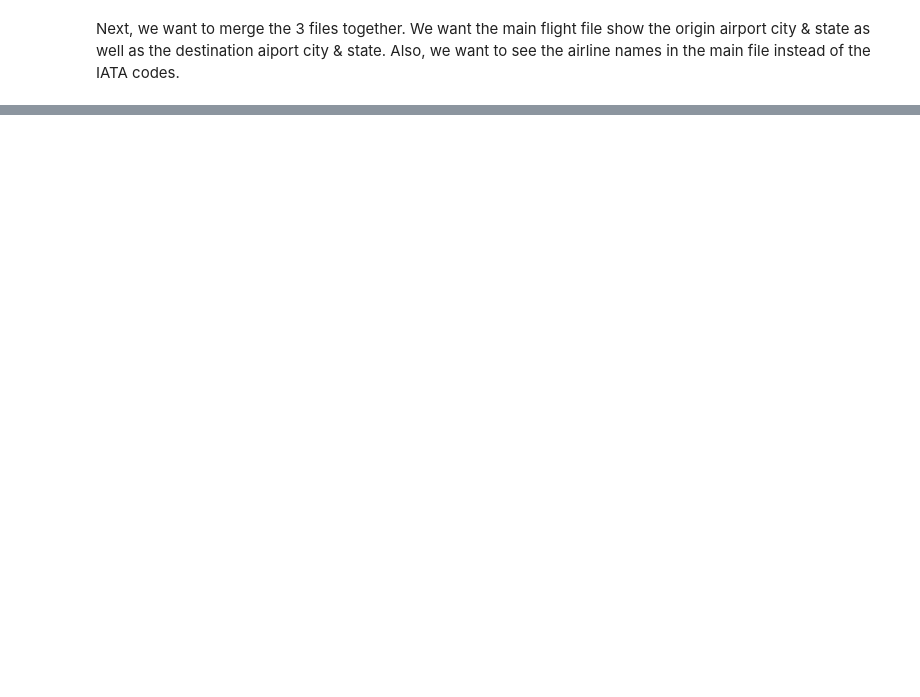
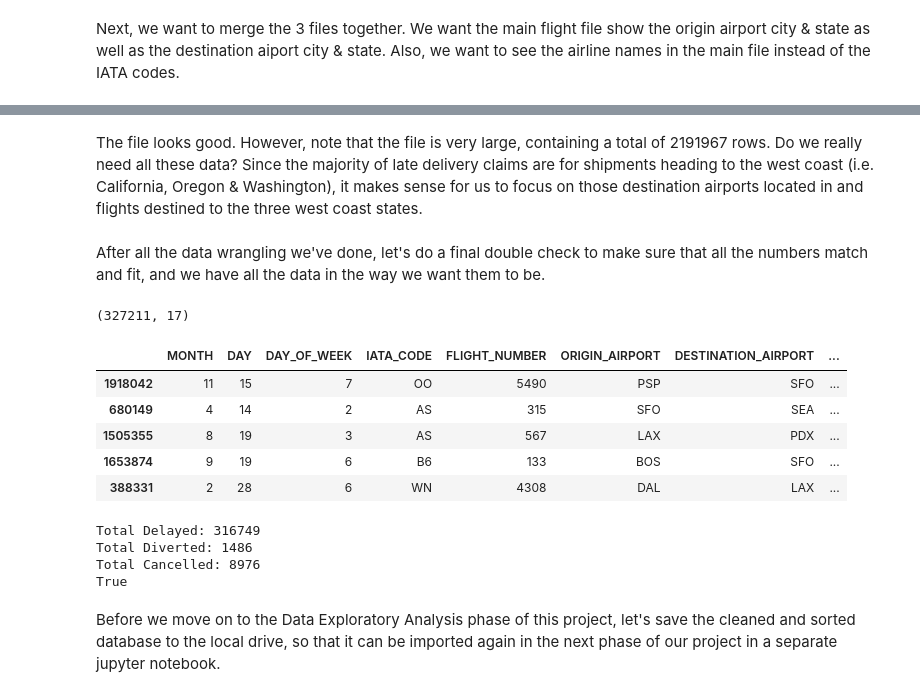
Before and after one commit to Code-charm/DataScienceCapstone1, a Jupyter notebook: Capstone2_DataWrangling.ipynb, the cells around one changed output, grey strips where cells are left out. Saved outputs shown, nothing was run; the diff lists cells and outputs as text; code cells hidden in the pictures; blank space fills up the shorter version.

```diff
--- a/Capstone2_DataWrangling.ipynb
+++ b/Capstone2_DataWrangling.ipynb
@@ -266,0 +328,42 @@ df.sample(10)
+# %% [markdown]
+The file looks good.  However, note that the file is very large, containing a total of 2191967
+rows.  Do we really need all these data?  Since the majority of late delivery claims are
+for shipments heading to the west coast (i.e. California, Oregon & Washington), it makes sense
+for us to focus on those destination airports located in and flights destined to the three west coast
+states.
+# %%
+# Trim the data to only keep entries with destination airports located in CA, OR and WA.
+df = df[(df.DESTINATION_STATE == "CA")|(df.DESTINATION_STATE == "OR" )|(df.DESTINATION_STATE == "WA" )]
+# %% [markdown]
+After all the data wrangling we've done, let's do a final double check to make sure that all the numbers match and fit, and we have all the data in the way we want them to be.
+# %%
+df.shape
+# %% [output]
+(327211, 17)
+# %%
+df.sample(5)
+# %% [output]
+|  | MONTH | DAY | DAY_OF_WEEK | IATA_CODE | FLIGHT_NUMBER | ORIGIN_AIRPORT | DESTINATION_AIRPORT | ... |
+| 1918042 | 11 | 15 | 7 | OO | 5490 | PSP | SFO | ... |
+| 680149 | 4 | 14 | 2 | AS | 315 | SFO | SEA | ... |
+| 1505355 | 8 | 19 | 3 | AS | 567 | LAX | PDX | ... |
+| 1653874 | 9 | 19 | 6 | B6 | 133 | BOS | SFO | ... |
+| 388331 | 2 | 28 | 6 | WN | 4308 | DAL | LAX | ... |
+# %%
+delayed = np.count_nonzero(df['ARRIVAL_DELAY'])
+diverted = df['DIVERTED'].sum()
+cancelled = df['CANCELLED'].sum()
+
+print('Total Delayed:', delayed)
+print('Total Diverted:', diverted)
+print('Total Cancelled:', cancelled)
+print((delayed + diverted + cancelled) == 327211)
+# %% [output]
+Total Delayed: 316749
+Total Diverted: 1486
+Total Cancelled: 8976
+True
+# %% [markdown]
+Before we move on to the Data Exploratory Analysis phase of this project, let's save the
+cleaned and sorted database to the local drive, so that it can be imported again in the
+next phase of our project in a separate jupyter notebook.
```
Also changed, not shown: parts of 10 cells of this notebook.
